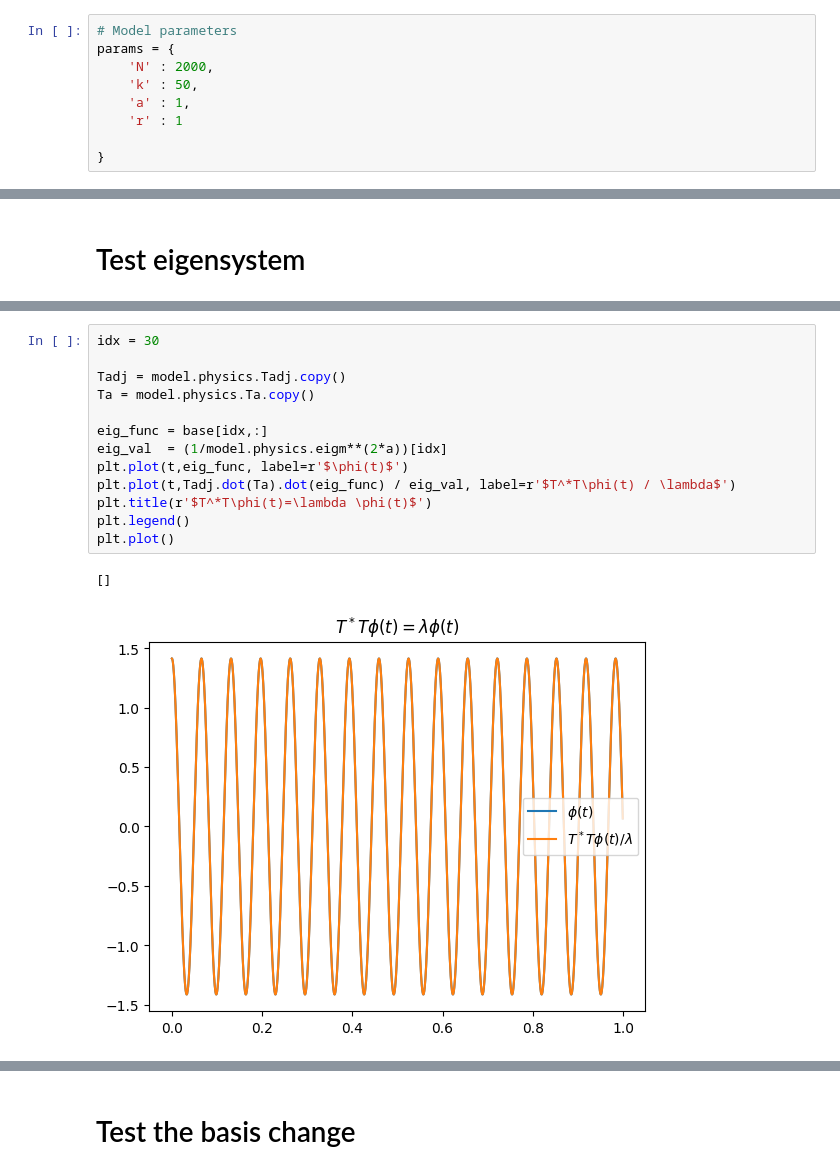
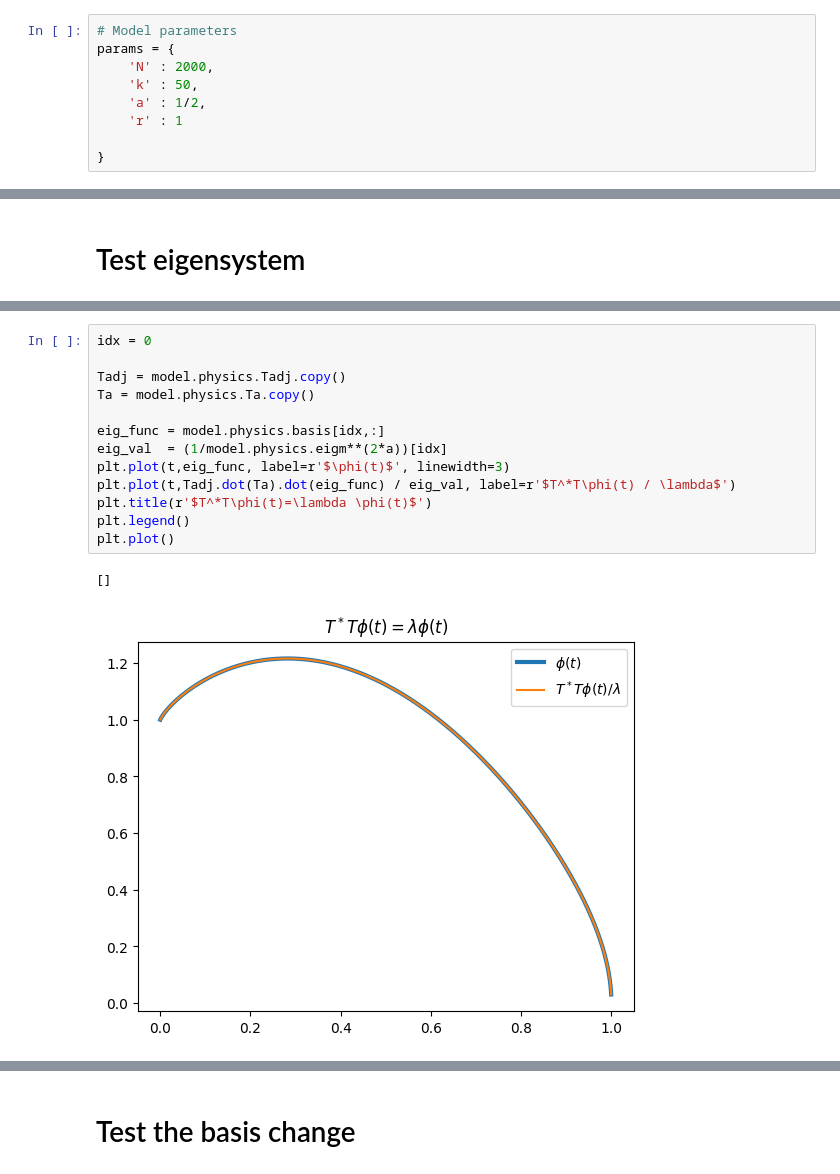
Before and after one commit to CentofantiEze/FBResNet, a Jupyter notebook: notebooks/explore_base.ipynb, the cells around one changed output, grey strips where cells are left out. Cells and saved outputs as stored; diff of their text form.

```diff
--- a/notebooks/explore_base.ipynb
+++ b/notebooks/explore_base.ipynb
@@ -24,7 +24,7 @@ from FBRN.proxop.hyperslab import cardan_slab
 params = {
     'N' : 2000,
     'k' : 50,
-    'a' : 1,
+    'a' : 1/2,
     'r' : 1
 
 }
@@ -161,19 +168,19 @@ x_bias = Variable(y, requires_grad=False)
 # %%
-idx = 30
+idx = 0
 
 Tadj = model.physics.Tadj.copy()
 Ta = model.physics.Ta.copy()
 
-eig_func = base[idx,:]
+eig_func = model.physics.basis[idx,:]
 eig_val  = (1/model.physics.eigm**(2*a))[idx]
-plt.plot(t,eig_func, label=r'$\phi(t)$')
+plt.plot(t,eig_func, label=r'$\phi(t)$', linewidth=3)
 plt.plot(t,Tadj.dot(Ta).dot(eig_func) / eig_val, label=r'$T^*T\phi(t) / \lambda$')
 plt.title(r'$T^*T\phi(t)=\lambda \phi(t)$')
 plt.legend()
 plt.plot()
 # %% [output]
 []
-[figure, old version]
+[figure, new version]
 # %%
 print('phi(t)')
 print('min: {}\nmax: {}'.format(max(eig_func), min(eig_func)))
```
Also changed, not shown: parts of 9 cells of this notebook.
